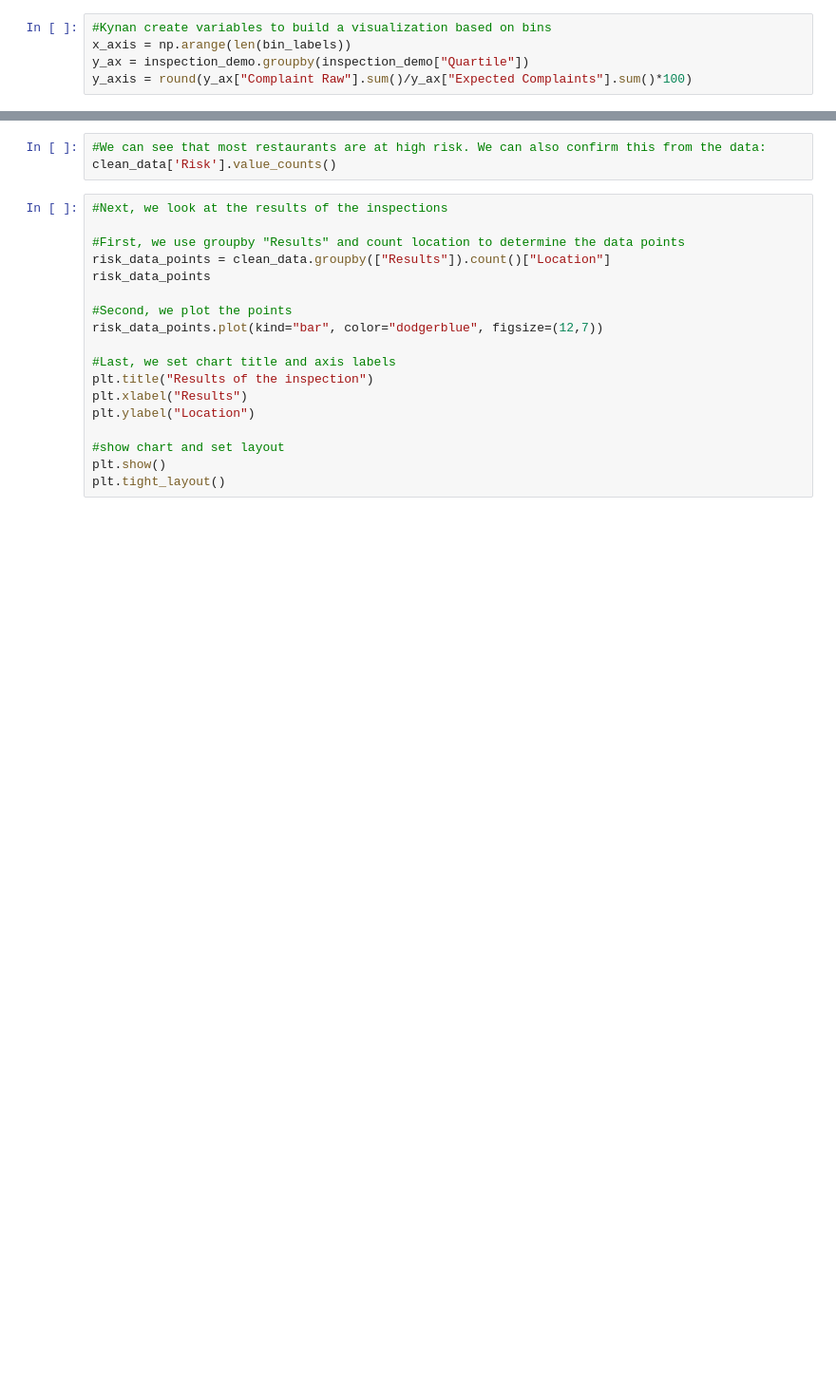
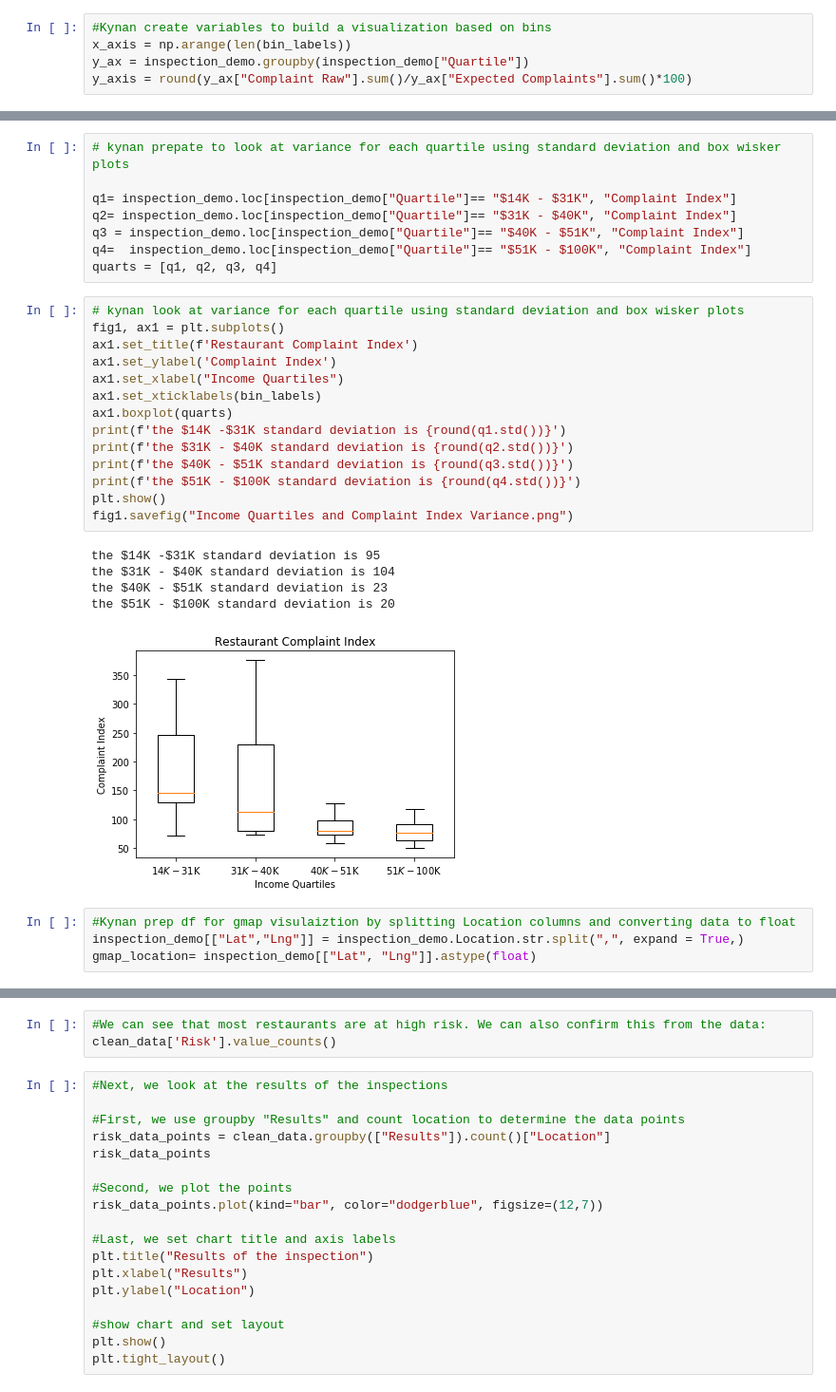
Before and after one commit to kynanl/K.I.K-Project-1, a Jupyter notebook: kynan_restaurant_complaints.ipynb, the cells around one changed output, grey strips where cells are left out. Shown at 95% size. Cells and saved outputs as stored; diff of their text form; blank space fills up the shorter version.

Commit message:
updated Complaint File

```diff
--- a/kynan_restaurant_complaints.ipynb
+++ b/kynan_restaurant_complaints.ipynb
@@ -350,0 +344,32 @@ The correlation between both factors is -0.54
+# %%
+# kynan prepate to look at variance for each quartile using standard deviation and box wisker plots
+
+q1= inspection_demo.loc[inspection_demo["Quartile"]== "$14K - $31K", "Complaint Index"]
+q2= inspection_demo.loc[inspection_demo["Quartile"]== "$31K - $40K", "Complaint Index"]
+q3 = inspection_demo.loc[inspection_demo["Quartile"]== "$40K - $51K", "Complaint Index"]
+q4=  inspection_demo.loc[inspection_demo["Quartile"]== "$51K - $100K", "Complaint Index"]
+quarts = [q1, q2, q3, q4]
+# %%
+# kynan look at variance for each quartile using standard deviation and box wisker plots
+fig1, ax1 = plt.subplots()
+ax1.set_title(f'Restaurant Complaint Index')
+ax1.set_ylabel('Complaint Index')
+ax1.set_xlabel("Income Quartiles")
+ax1.set_xticklabels(bin_labels)
+ax1.boxplot(quarts)
+print(f'the $14K -$31K standard deviation is {round(q1.std())}')
+print(f'the $31K - $40K standard deviation is {round(q2.std())}')
+print(f'the $40K - $51K standard deviation is {round(q3.std())}')
+print(f'the $51K - $100K standard deviation is {round(q4.std())}')
+plt.show()
+fig1.savefig("Income Quartiles and Complaint Index Variance.png")
+# %% [output]
+the $14K -$31K standard deviation is 95
+the $31K - $40K standard deviation is 104
+the $40K - $51K standard deviation is 23
+the $51K - $100K standard deviation is 20
+[figure, added]
+# %%
+#Kynan prep df for gmap visulaiztion by splitting Location columns and converting data to float
+inspection_demo[["Lat","Lng"]] = inspection_demo.Location.str.split(",", expand = True,)
+gmap_location= inspection_demo[["Lat", "Lng"]].astype(float)
```
Also changed, not shown: parts of 17 cells of this notebook.
